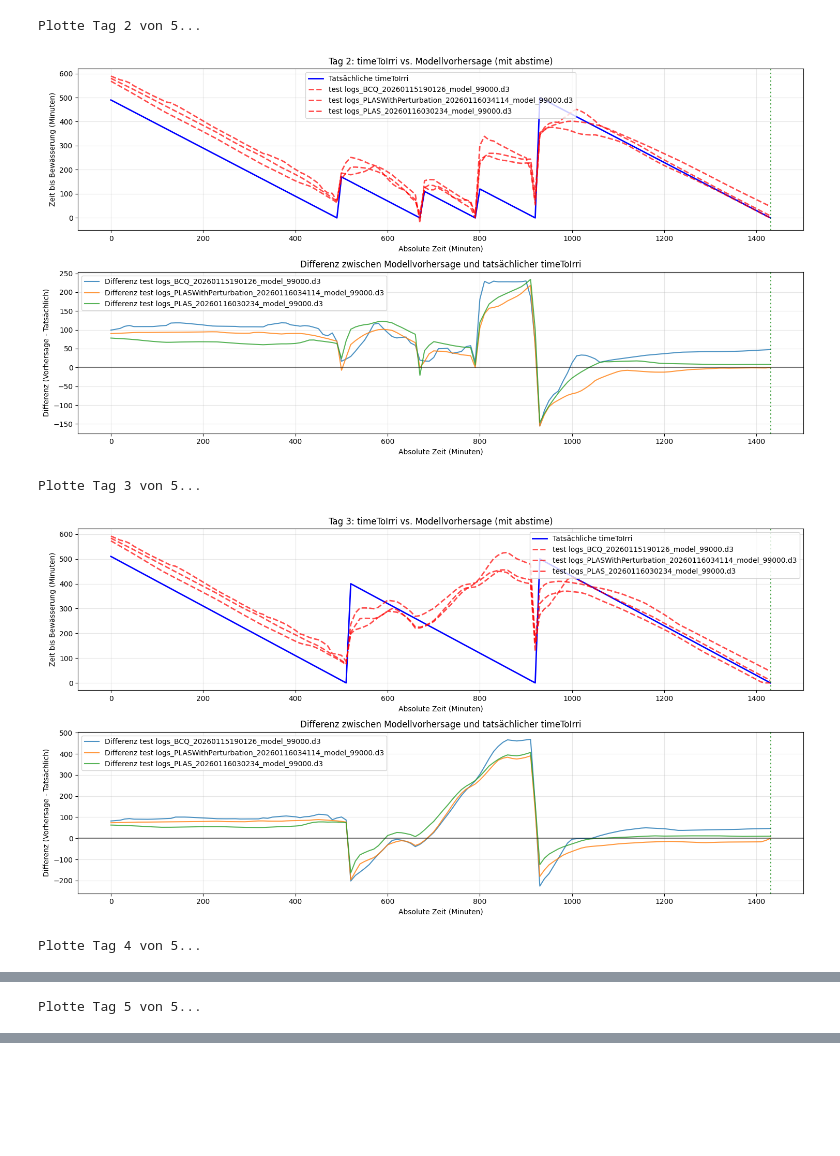
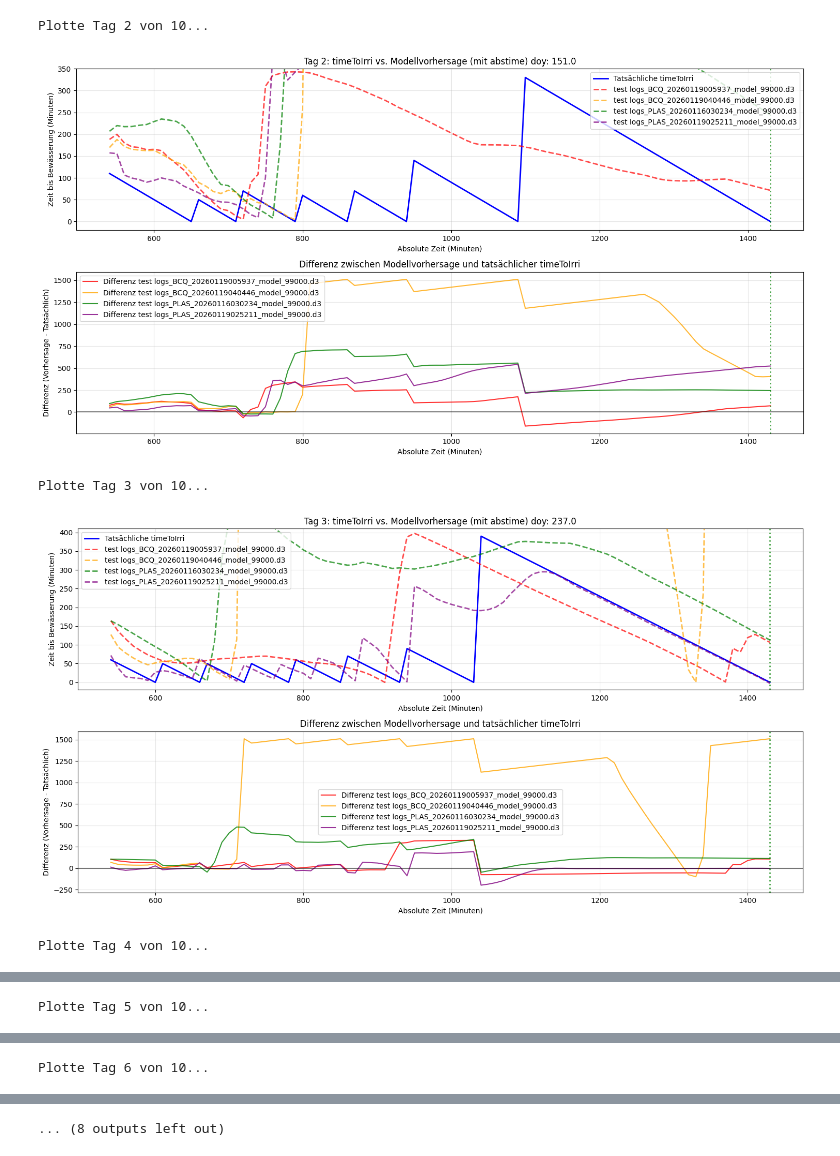
Before and after one commit to mclordo/research2.0, a Jupyter notebook: script/testModelsDayEpisode.ipynb, the cells around one changed output, grey strips where cells are left out. Saved outputs shown, nothing was run; the diff lists cells and outputs as text; code cells hidden in the pictures; blank space fills up the shorter version.

Commit message:
training full episode model data

```diff
--- a/script/testModelsDayEpisode.ipynb
+++ b/script/testModelsDayEpisode.ipynb
@@ -198,21 +195,6 @@ def load_all_models_from_folder(model_folders, include_subfolders=False):
     print(f"\n🎯 Gesamt: {len(models)} von {total_models_found} Modellen erfolgreich geladen aus {len(model_folders)} Ordnern")
     return models
 # %%
-def make_drain_curve(total_drain, samples):
-    # nach 10 min 70%
-    # nach 20 min 90%
-    # nach 30 min 100%
-    # erstellt eine Drainkurve in der Länge der Episoden samples
-    if total_drain < 0: #darin unter kleiner 0 ist kein drain
-        return [0]*samples
-    values = [0, 0.7*total_drain, 0.9*total_drain]
-    # Schneide oder fülle auf die gewünschte Länge
-    if samples <= len(values):
-        return values[:samples]
-    else:
-        values += [total_drain] * (samples - len(values))
-        return values
-
 def plot_single_day_progression(episode, episode_index, models, model_names):
     """
     Plottet den Tagesverlauf einer einzelnen Episode.
@@ -226,8 +208,7 @@ def plot_single_day_progression(episode, episode_index, models, model_names):
 
     # Extrahiere Daten aus der Episode
     abstimes = [sample[1] for sample in episode]  # abstime column (absolute time in minutes)
-    times = [sample[2] for sample in episode]  # time column (relative time)
-    time_to_irri_actual = [sample[7] for sample in episode]  # timeToIrri column
+    time_to_irri_actual = [sample[10] for sample in episode]  # timeToIrri column
     terminals = [sample[9] for sample in episode]  # terminal column
 
     # Generiere Vorhersagen
@@ -236,17 +217,25 @@ def plot_single_day_progression(episode, episode_index, models, model_names):
     for model in models:
         predictions = []
         lastIrrigationTime = 0
-
+        irriAmount = episode[0][11] -5 # initial drain amount -5 to account for first irrigation (ignore first irrigation)
+        pred = 0.0
         for sample in episode:
             obs = np.array([sample[:-5]])  # Alle Features außer den letzten 5 (konsistent mit anderen Funktionen)
             try:
-                drain = obs[11]
                 if pred <= 10.0:
-                    lastIrrigationTime = 10  # Reset bei Bewässerung
-                    obs[6] = 0
+                    lastIrrigationTime = 0  # Reset bei Bewässerung
+                    obs[0][6] = 0 # Drain
                     irriAmount += 5
-                if lastIrrigationTime == 0:
-                obs[2] = lastIrrigationTime  # Setze timeLastIrri auf die Zeit der letzten Bewässerung
+                    drain = sample[11] - irriAmount
+                    if drain < 0: # Drain nie negativ
+                        drain = 0
+                if lastIrrigationTime == 10:
+                    obs[0][6] = drain * 0.7 # 70% des Drains
+                if lastIrrigationTime == 20:
+                    obs[0][6] = drain * 0.9 # 90% des Drains
+                if lastIrrigationTime >= 30:
+                    obs[0][6] = drain # 100% des Drains
+                obs[0][2] = lastIrrigationTime  # Setze timeLastIrri auf die Zeit der letzten Bewässerung
                 lastIrrigationTime += 10
                 pred = model.predict(obs)[0]
                 # Stelle sicher, dass pred ein Skalar ist
@@ -266,11 +255,14 @@ def plot_single_day_progression(episode, episode_index, models, model_names):
     # Erstelle das Diagramm
     plt.figure(figsize=(15, 8))
 
+    # Definiere verschiedene Farben für die Vorhersagen
+    colors = ['red', 'orange', 'green', 'purple', 'brown', 'pink', 'gray', 'olive', 'cyan', 'magenta']
+
     # Subplot 1: timeToIrri Vergleich
     plt.subplot(2, 1, 1)
     plt.plot(abstimes, time_to_irri_actual, 'b-', linewidth=2, label='Tatsächliche timeToIrri')
     for i, pred in enumerate(MultiPredictions):
-        plt.plot(abstimes, pred, 'r--', linewidth=2, alpha=0.7, label=model_names[i])
+        plt.plot(abstimes, pred, color=colors[i % len(colors)], linestyle='--', linewidth=2, alpha=0.7, label=model_names[i])
 
     # Markiere Bewässerungszeitpunkte
     for irr_time in irrigation_times:
@@ -278,15 +270,16 @@ def plot_single_day_progression(episode, episode_index, models, model_names):
 
     plt.xlabel('Absolute Zeit (Minuten)')
     plt.ylabel('Zeit bis Bewässerung (Minuten)')
-    plt.title(f'Tag {episode_index + 1}: timeToIrri vs. Modellvorhersage (mit abstime)')
+    plt.title(f'Tag {episode_index + 1}: timeToIrri vs. Modellvorhersage (mit abstime) doy: {episode[0][0]}')
     plt.legend()
     plt.grid(True, alpha=0.3)
+    plt.ylim(-20, max(time_to_irri_actual) + 20)
 
     # Subplot 2: Differenz zwischen Vorhersage und Realität
     plt.subplot(2, 1, 2)
     for i, pred in enumerate(MultiPredictions):
         differences = [float(p) - float(actual) for p, actual in zip(pred, time_to_irri_actual)]
-        plt.plot(abstimes, differences, linewidth=1.5, alpha=0.8, label=f'Differenz {model_names[i]}')
+        plt.plot(abstimes, differences, color=colors[i % len(colors)], linewidth=1.5, alpha=0.8, label=f'Differenz {model_names[i]}')
     plt.axhline(y=0, color='black', linestyle='-', alpha=0.5)
 
 
@@ -366,5 +360,5 @@ Plotte Tag 1 von 5...
-Plotte Tag 2 von 5...
+Plotte Tag 2 von 10...
-[figure, old version]
+[figure, new version]
-Plotte Tag 3 von 5...
+Plotte Tag 3 von 10...
-[figure, old version]
+[figure, new version]
-Plotte Tag 4 von 5...
+Plotte Tag 4 von 10...
@@ -372 +366 @@ Plotte Tag 4 von 5...
-Plotte Tag 5 von 5...
+Plotte Tag 5 von 10...
@@ -373,0 +368 @@ Plotte Tag 5 von 5...
+Plotte Tag 6 von 10...
@@ -374,3 +370,4 @@ Plotte Tag 5 von 5...
+... (8 outputs left out)
 # %%
 #ToDo neues Datenset erzeugen mit nur idealen episoden um herauszufinden wie gut die Modelle wirklich sind
 #ToDo aus den real dAten muss auch ein datensatz gemacht werden um zu schauen wie gut die Modelle auf real daten sind
```
Also changed, not shown: parts of 3 cells of this notebook, 4 other files.
